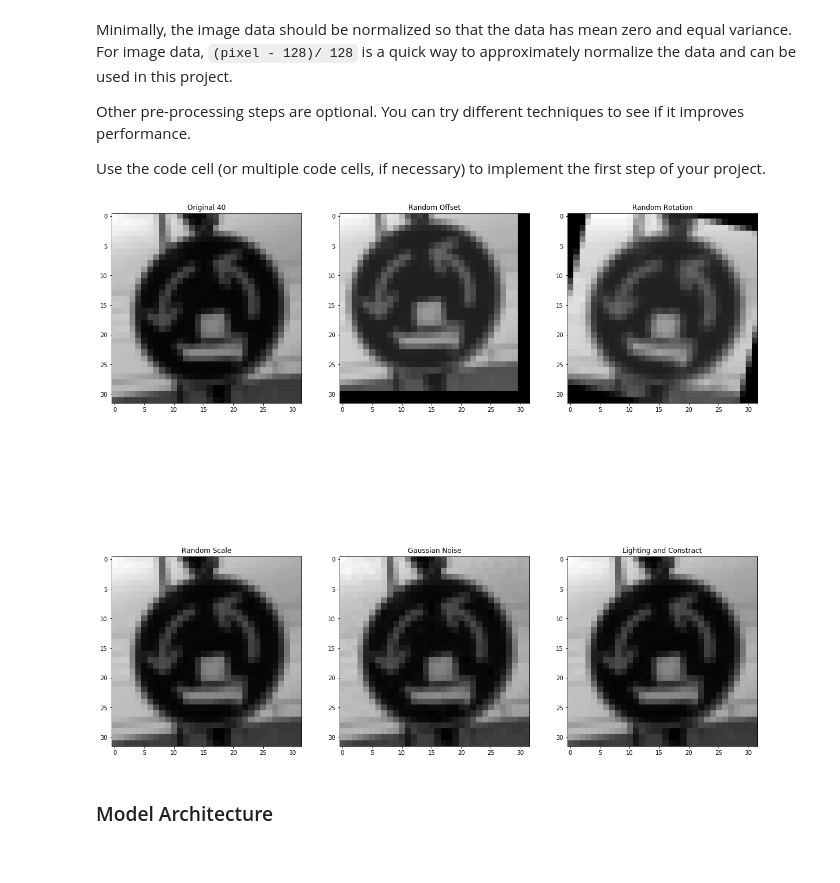
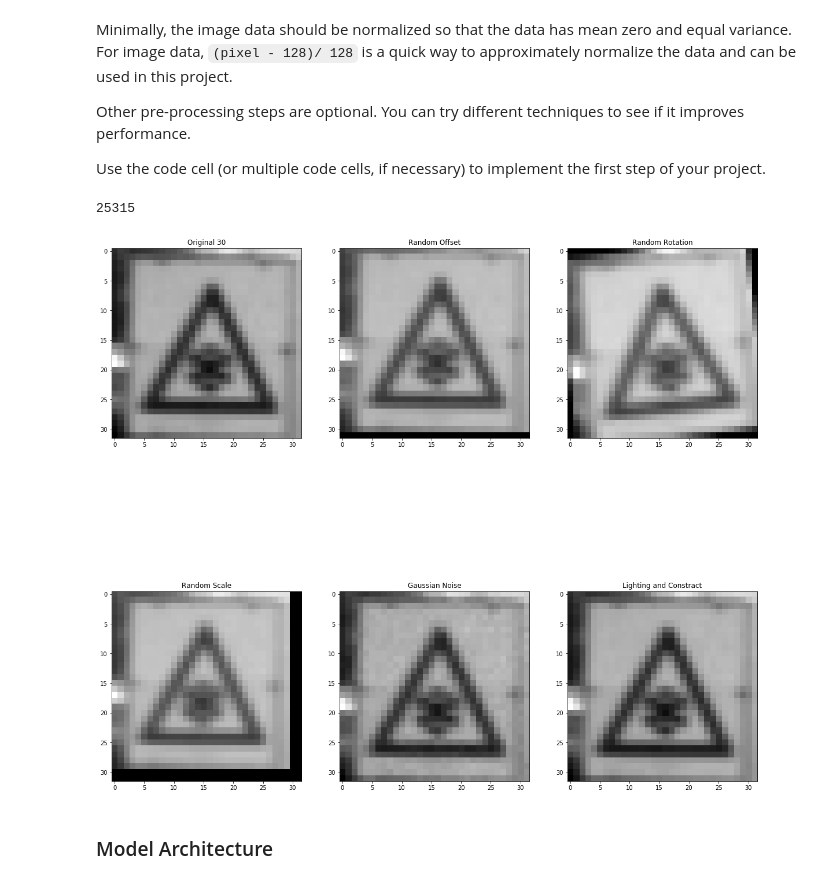
Before and after one commit to clarkli86/CarND-Traffic-Sign-Classifier-Project, a Jupyter notebook: Traffic_Sign_Classifier.ipynb, the cells around one changed output. Saved outputs shown, nothing was run; the diff lists cells and outputs as text; code cells hidden in the pictures.

```diff
--- a/Traffic_Sign_Classifier.ipynb
+++ b/Traffic_Sign_Classifier.ipynb
@@ -265,17 +265,19 @@ def add_noise(X_train):
     for i in range(len(X_train)):
         img = X_train[i]
         row,col,ch= img.shape
-        mean = 0
-        var = 2
+        mean = 5
+        var = 5
         sigma = var**0.5
         gauss = np.random.normal(mean,sigma,(row,col,ch))
         gauss = gauss.reshape(row,col,ch)
-        noisy = (img + gauss).astype(np.uint8)
+        noisy = img + gauss
+        noisy = np.clip(noisy, 0, 255).astype(np.uint8)
         X_train_aug.append(noisy)
     return np.asarray(X_train_aug)
 
 # https://github.com/fastai/fastai/blob/master/fastai/transforms.py
-def add_lighting(X_train, b=50, c=0.8):
+# 50 is too aggressive and causes training diffculty
+def add_lighting(X_train, b=25, c=0.8):
     """ Adjust image balance and contrast """
     if b==0 and c==1: return im
 
@@ -298,6 +300,7 @@ if USE_EXTENDED_TRAINING_DATA:
     y_train = np.concatenate((train['labels'], train['labels'], train['labels'], train['labels'], train['labels'], train['labels']), axis=0)
 
     random_train = random.randint(0, n_train)
+    print(random_train)
 
     fig=plt.figure(figsize=(20, 20))
     fig.add_subplot(2, 3, 1)
@@ -311,34 +314,35 @@ if USE_EXTENDED_TRAINING_DATA:
     if GRAY_SCALE:
         plt.imshow(X_train_offset[random_train].reshape(32, 32), cmap='gray')
     else:
         plt.imshow(X_train_offset[random_train])
     fig.add_subplot(2, 3, 3)
     plt.title('Random Rotation')
     if GRAY_SCALE:
         plt.imshow(X_train_rot[random_train].reshape(32, 32), cmap='gray')
     else:
         plt.imshow(X_train_rot[random_train])
     fig.add_subplot(2, 3, 4)
     plt.title('Random Scale')
     if GRAY_SCALE:
         plt.imshow(X_train_scale[random_train].reshape(32, 32), cmap='gray')
     else:
         plt.imshow(X_train_scale[random_train])
     fig.add_subplot(2, 3, 5)
     plt.title('Gaussian Noise')
     if GRAY_SCALE:
         plt.imshow(X_train_noise[random_train].reshape(32, 32), cmap='gray')
     else:
         plt.imshow(X_train_noise[random_train])
     fig.add_subplot(2, 3, 6)
     plt.title('Lighting and Constract')
     if GRAY_SCALE:
         plt.imshow(X_train_lighting[random_train].reshape(32, 32), cmap='gray')
     else:
         plt.imshow(X_train_lighting[random_train])
     plt.show()
 # %% [output]
+25315
-[figure, old version]
+[figure, new version]
 # %%
 # Convert pixels to signed before normalising
 X_train = X_train.astype(np.int16)
```
Also changed, not shown: parts of 5 cells of this notebook.
